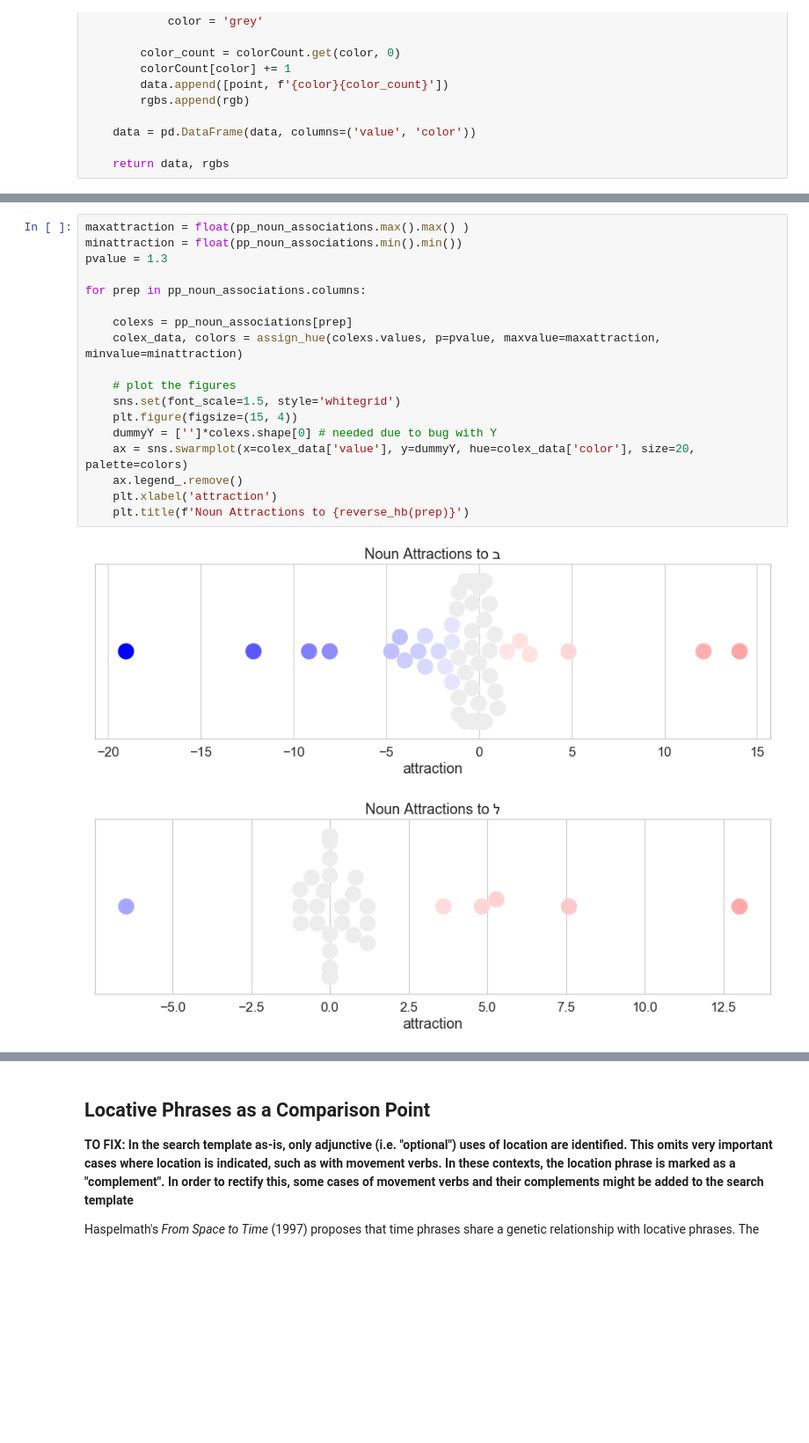
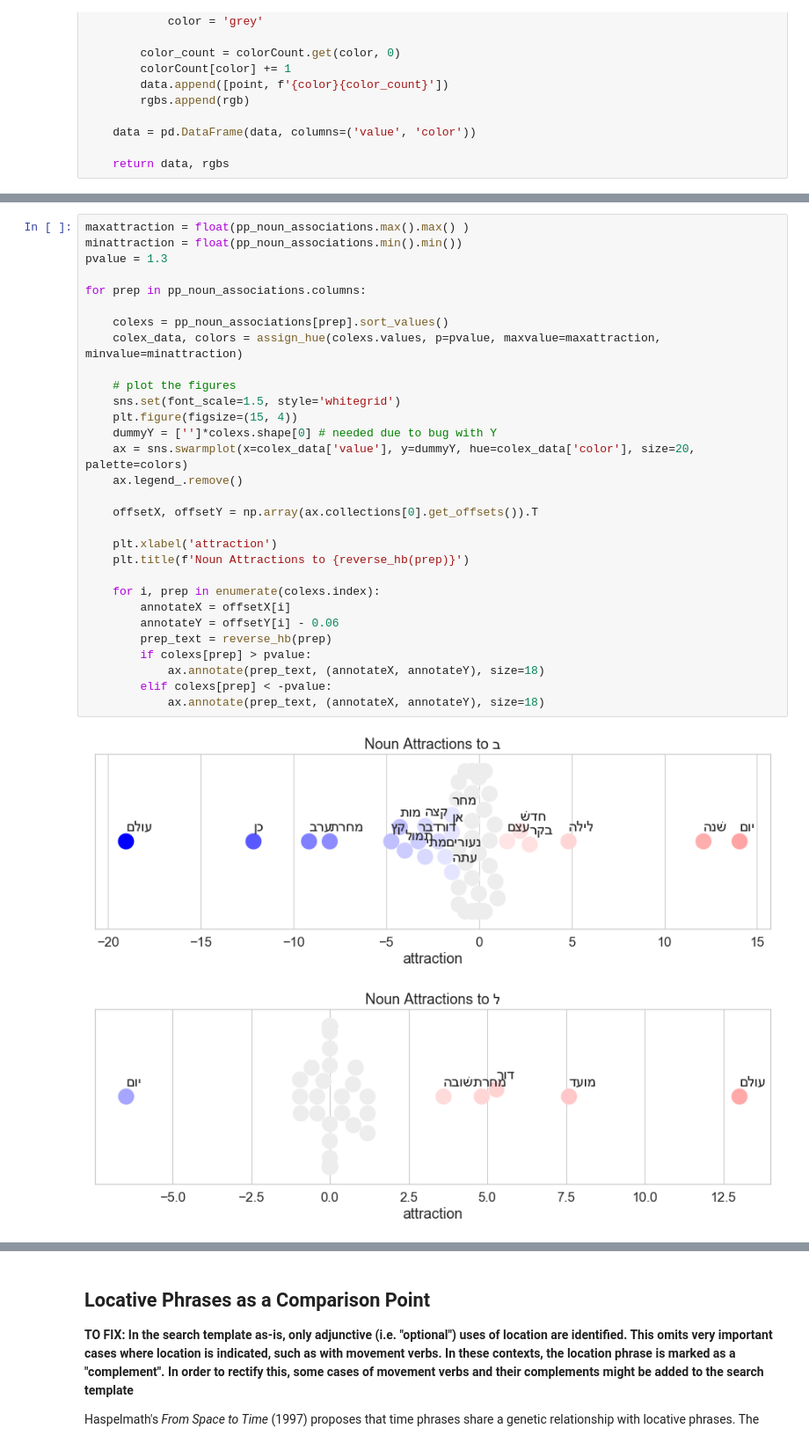
Before and after one commit to CambridgeSemiticsLab/BH_time_collocations, a Jupyter notebook: analysis/SBH_time_expressions.ipynb, the cells around one changed output, grey strips where cells are left out. Shown at 88% size. Saved outputs shown, nothing was run; the diff lists cells and outputs as text; blank space fills up the shorter version.

Commit message:
add labels to attratiattraction plots

```diff
--- a/analysis/SBH_time_expressions.ipynb
+++ b/analysis/SBH_time_expressions.ipynb
@@ -477,21 +481,33 @@ def assign_hue(iterable_data, p=1.3, maxvalue=10, minvalue=-10):
 # %%
 maxattraction = float(pp_noun_associations.max().max() )
 minattraction = float(pp_noun_associations.min().min())
 pvalue = 1.3
 
 for prep in pp_noun_associations.columns:
 
-    colexs = pp_noun_associations[prep]
+    colexs = pp_noun_associations[prep].sort_values()
     colex_data, colors = assign_hue(colexs.values, p=pvalue, maxvalue=maxattraction, minvalue=minattraction)
 
     # plot the figures
     sns.set(font_scale=1.5, style='whitegrid')
     plt.figure(figsize=(15, 4))
     dummyY = ['']*colexs.shape[0] # needed due to bug with Y
     ax = sns.swarmplot(x=colex_data['value'], y=dummyY, hue=colex_data['color'], size=20, palette=colors)
     ax.legend_.remove()
+
+    offsetX, offsetY = np.array(ax.collections[0].get_offsets()).T
+
     plt.xlabel('attraction')
     plt.title(f'Noun Attractions to {reverse_hb(prep)}')
+
+    for i, prep in enumerate(colexs.index):
+        annotateX = offsetX[i]
+        annotateY = offsetY[i] - 0.06
+        prep_text = reverse_hb(prep)
+        if colexs[prep] > pvalue:
+            ax.annotate(prep_text, (annotateX, annotateY), size=18)
+        elif colexs[prep] < -pvalue:
+            ax.annotate(prep_text, (annotateX, annotateY), size=18)
 # %% [output]
-[figure, old version]
+[figure, new version]
-[figure, old version]
+[figure, new version]
```
Also changed, not shown: parts of 7 cells of this notebook.
